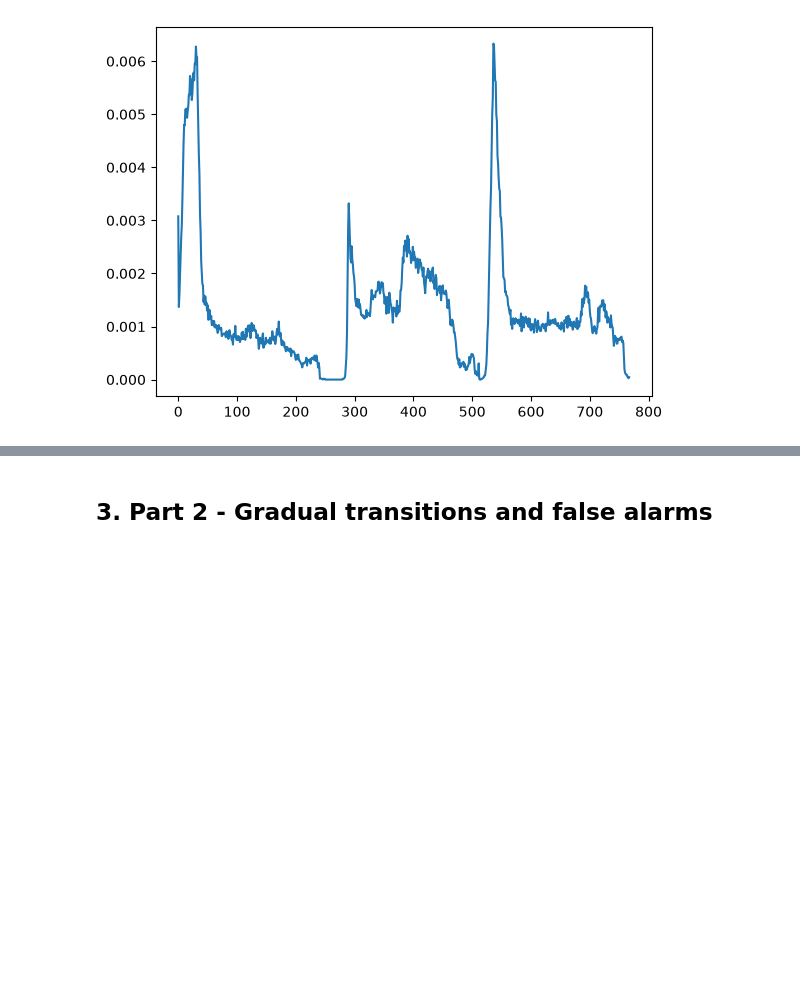
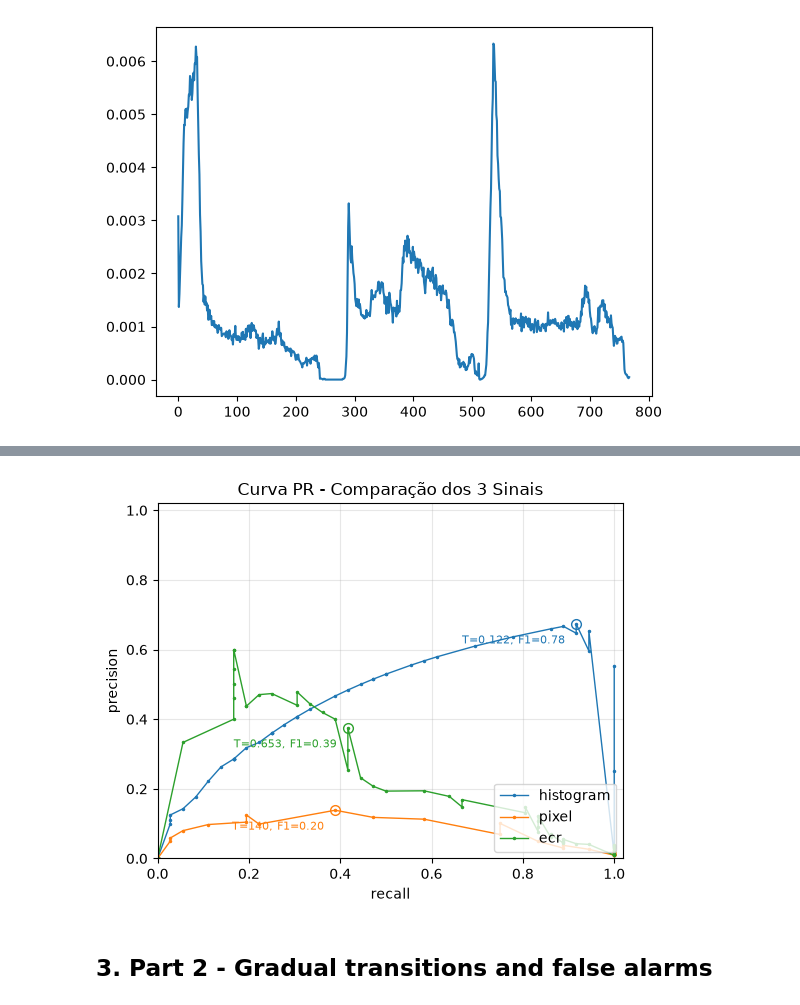
Before and after one commit to xisquinha/starter_code, a Jupyter notebook: 73287_73986/report.ipynb, the cells around one changed output, grey strips where cells are left out. Drawn from its saved outputs; the diff is of its cells as text; code cells hidden in the pictures; blank space fills up the shorter version.

```diff
--- a/73287_73986/report.ipynb
+++ b/73287_73986/report.ipynb
@@ -86,3 +155,34 @@ print()
+# %%
+import numpy as np
+import metrics
+import plotting
+
+def add_signal_to_curve(curves_dict, signal_name, signal_values, gt_cuts, t_min=0.05, t_max=0.95, num_steps=50):
+  curves_dict[signal_name] = []
+  for T in np.linspace(t_min, t_max, num_steps):
+
+    pred_cuts = [i + 1 for i, val in enumerate(signal_values) if val > T]
+
+    tp, fp, fn = metrics.match_cuts(gt_cuts, pred_cuts)
+    p, r, f1 = metrics.precision_recall_f1(tp, fp, fn)
+
+    curves_dict[signal_name].append((T, p, r))
+
+  return curves_dict
+
+
+curves = {}
+
+gt_cuts = [t["start"] for t in data["transitions"]]
+
+add_signal_to_curve(curves, "histogram", d_hist, gt_cuts, t_min=0.0, t_max=1.0, num_steps=50)
+add_signal_to_curve(curves, "pixel", d_pixel, gt_cuts, t_min=0.0, t_max=max(d_pixel), num_steps=50)
+add_signal_to_curve(curves, "ecr", d_ecr, gt_cuts, t_min=0.0, t_max=1.0, num_steps=50)
+
+
+fig = plotting.plot_pr_curve(curves, title="Curva PR - Comparação dos 3 Sinais", path="../output/pr_curve_all_signals.png")
+# %% [output]
+[figure, added]
 # %% [markdown]
 ## 3. Part 2 - Gradual transitions and false alarms
 # %% [markdown]
```
Also changed, not shown: parts of 7 cells of this notebook, 3 other files.
